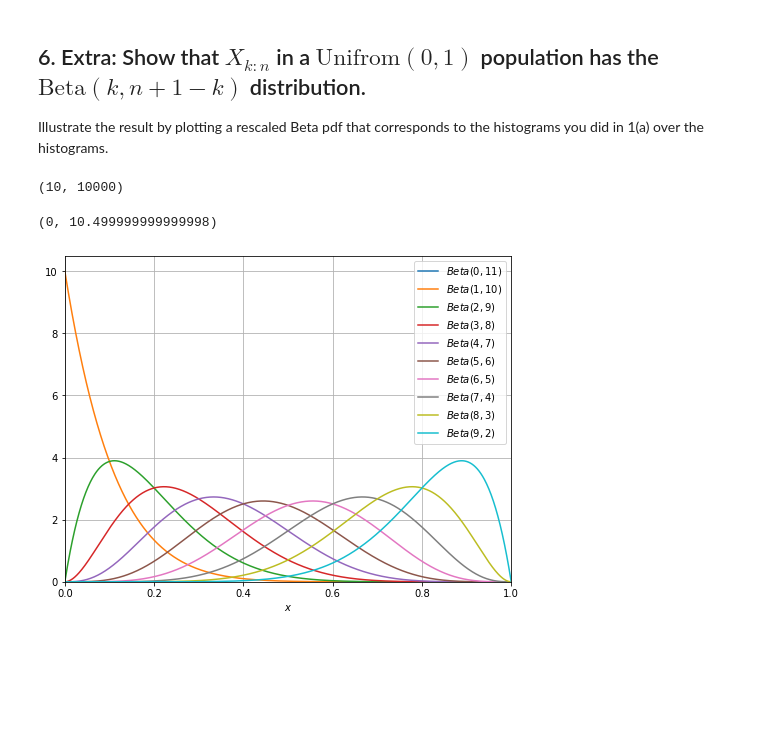
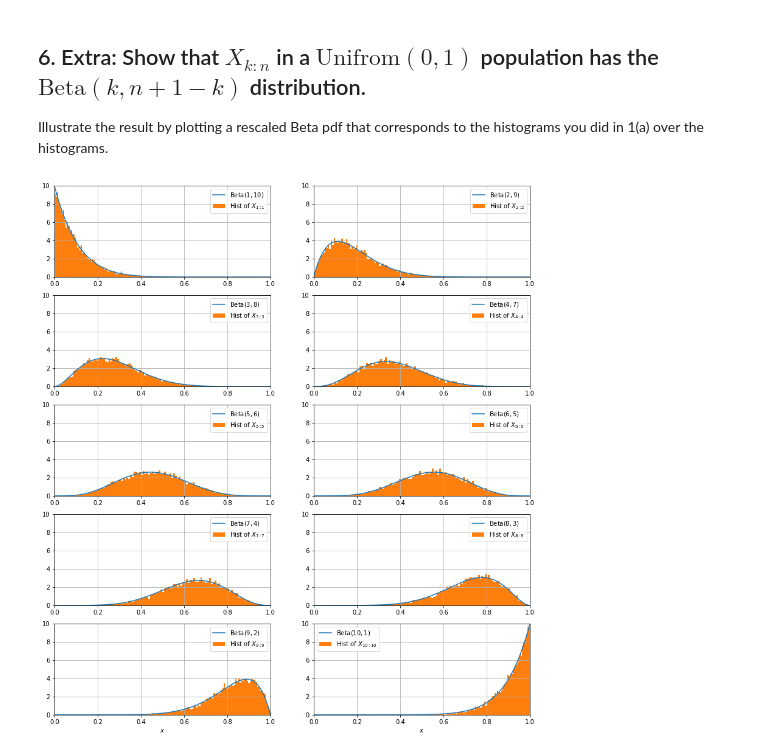
Before and after one commit to indiaki1o/ISI2, a Jupyter notebook: EX2/EX02.ipynb, the cells around one changed output. Drawn from its saved outputs; the diff is of its cells as text; code cells hidden in the pictures; blank space fills up the shorter version.

Commit message:
ex2: 6. add hist of samples of  X_{k:n}, that k-th smallest of X_{1--n}.

```diff
--- a/EX2/EX02.ipynb
+++ b/EX2/EX02.ipynb
@@ -1016,36 +1037,46 @@ over the histograms.
 # X_k:n
 m_sample=10000
 n=10
-X_k_n = [scipy.stats.uniform(0,1) for i in range(n)] #[scipy.stats.uniform(0,10) for x in range(4)]
-saples=...
+#
+X_k_n = [scipy.stats.uniform(0,1) for i in range(n)]
+samples=\
 np.array(
     list(map(lambda X: X.rvs(size=m_sample), X_k_n))
-).shape
+)
+min_X=np.sort(samples,axis=0)
+#
+X_k_th_smallest=\
+np.array(
+    [min_X[k,:] for k in range(n)]
+)
-# %% [output]
-(10, 10000)
 # %%
-fig_ = plt.figure(figsize=(8,6))
-ax_  = plt.subplot(111)
+fig_ = plt.figure(figsize=(14,16))
+nbins=100
 #%
 X=np.linspace(0,1,1000)
-for k in range(n):
+y_max=0
+for k in range(1,n+1):
+    ax_=plt.subplot(5,2,k)
     a=k
     b=n+1-k
     beta = scipy.stats.beta(a=a,b=b)
-    Y=beta.pdf(X)
     ax_.plot(X,Y,
-            label="$Beta({0:2d},{1:2d})$".format(a,b)
+            label="Beta$({0:2d},{1:2d})$".format(a,b)
             )
-
-#%
-ax_.grid(True)
-# ax_.axis('equal')
-ax_.legend()
-ax_.axes.set_xlabel("$x$")
-ax_.axes.set_ylabel("")
-ax_.axes.set_xlim(0,1)
-ax_.axes.set_ylim(0,)
+    hist_beta=ax_.hist(X_k_th_smallest[k-1,:],bins=nbins,
+                  density=True, histtype="bar",
+                  label="Hist of $X_{"+"{0:d}:{0:d}".format(a,b)+"}$")
+    y_max=max([y_max,max(Y)])
+    #
+    ax_.grid(True)
+    # ax_.axis('equal')
+    ax_.legend()
+    ax_.axes.set_ylabel("")
+    ax_.axes.set_xlim(0,1)
+    ax_.axes.set_ylim(0,y_max)
+    if k>=n+1-2:
+        ax_.axes.set_xlabel("$x$")
+    #%
 # ax_.axes.set_title("Distribution of $\overline{X}{\sim}\mathcal{N}$: $P[\overline{X}]$")
 # %% [output]
-(0, 10.499999999999998)
-[figure, old version]
+[figure, new version]
```
Also changed, not shown: parts of 4 cells of this notebook.
